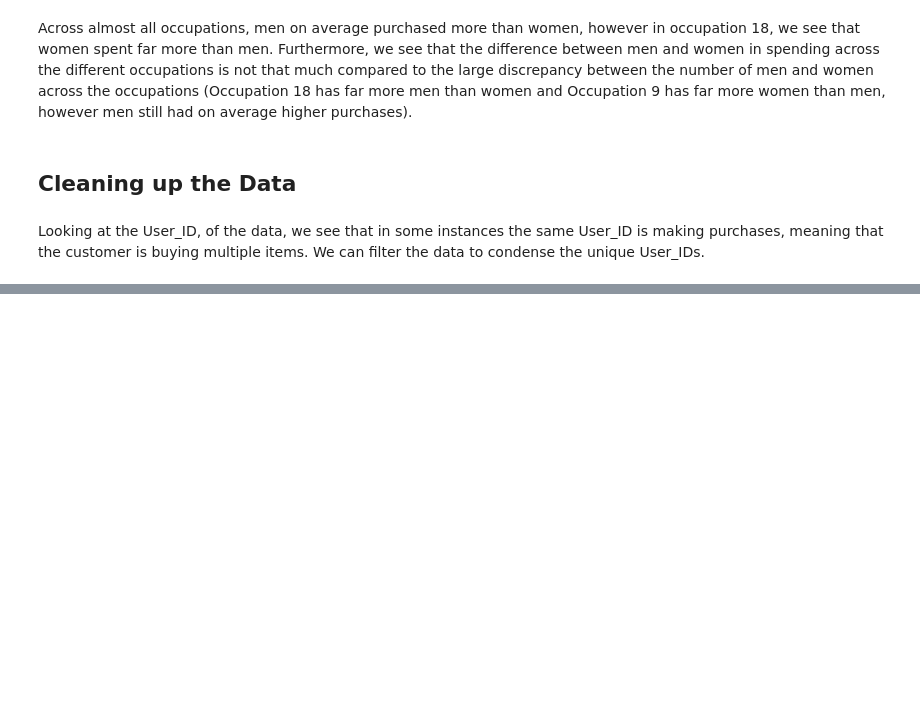
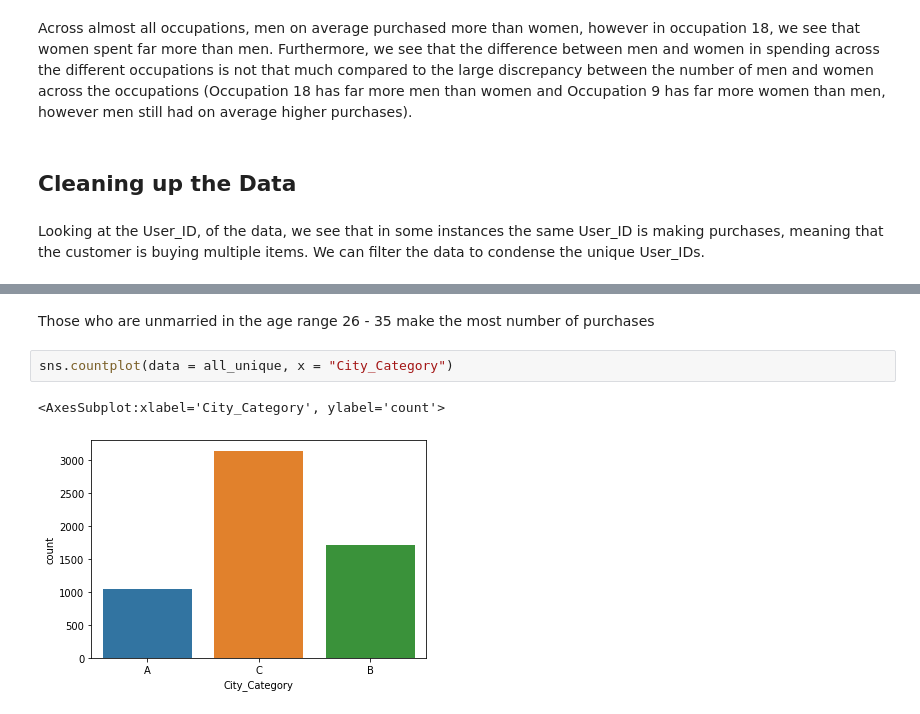
Before and after one commit to sriskid/Kaggle, a Jupyter notebook: black_friday_prediction/black_friday_sales_first_iteration.ipynb, the cells around one changed output, grey strips where cells are left out. Saved outputs shown, nothing was run; the diff lists cells and outputs as text; blank space fills up the shorter version.

```diff
--- a/black_friday_prediction/black_friday_sales_first_iteration.ipynb
+++ b/black_friday_prediction/black_friday_sales_first_iteration.ipynb
@@ -235,0 +284,7 @@ Looking at the User_ID, of the data, we see that in some instances the same User
+# %% [markdown]
+Those who are unmarried in the age range 26 - 35 make the most number of purchases
+# %%
+sns.countplot(data = all_unique, x = "City_Category")
+# %% [output]
+<AxesSubplot:xlabel='City_Category', ylabel='count'>
+[figure, added]
```
Also changed, not shown: parts of 29 cells of this notebook.
